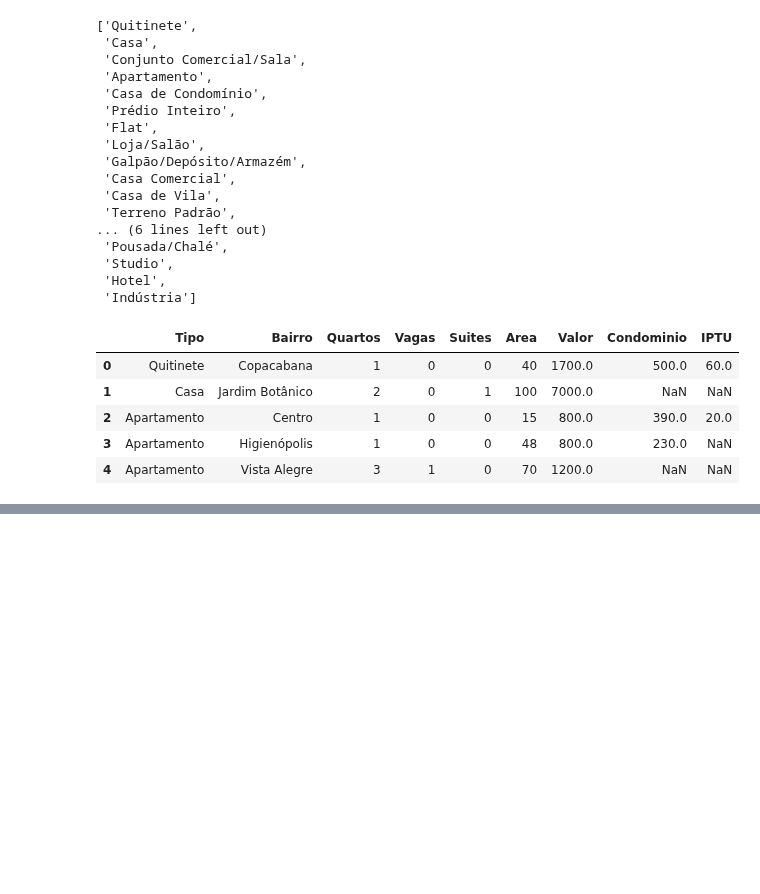
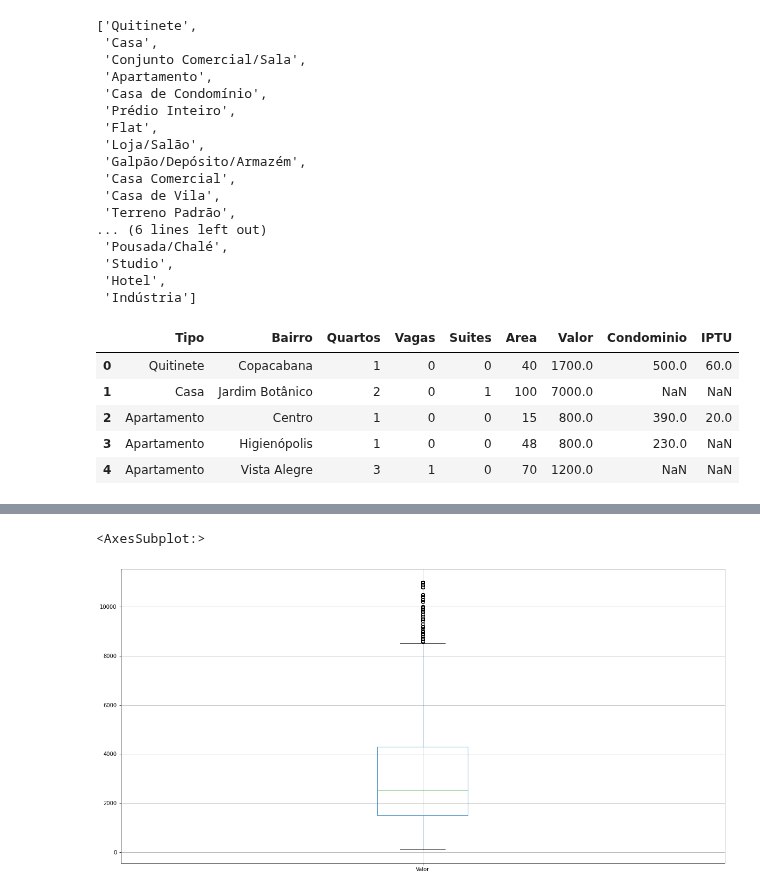
Before and after one commit to renatosayyed-eng/DataScience, a Jupyter notebook: Python para Data Science/Advancing in Pandas/Processing_And_Analyzing_Data.ipynb, the cells around one changed output, grey strips where cells are left out. Cells and saved outputs as stored; diff of their text form; code cells hidden in the pictures; blank space fills up the shorter version.

```diff
--- a/Python para Data Science/Advancing in Pandas/Processing_And_Analyzing_Data.ipynb
+++ b/Python para Data Science/Advancing in Pandas/Processing_And_Analyzing_Data.ipynb
@@ -174,0 +544,14 @@ data_residential.head()
+# %%
+Q1 = data_residential['Valor'].quantile(0.25)
+Q3 = data_residential['Valor'].quantile(0.75)
+IIQ = Q3 - Q1
+inferior = Q1 - (1.5 * IIQ)
+superior = Q3 + (1.5 * IIQ)
+# %%
+selecao = (data_residential['Valor'] >= inferior) & (data_residential['Valor'] <= superior)
+new_data = data_residential[selecao]
+# %%
+new_data.boxplot(['Valor'])
+# %% [output]
+<AxesSubplot:>
+[figure, added]
```
Also changed, not shown: parts of 64 cells of this notebook, 3 other files.
